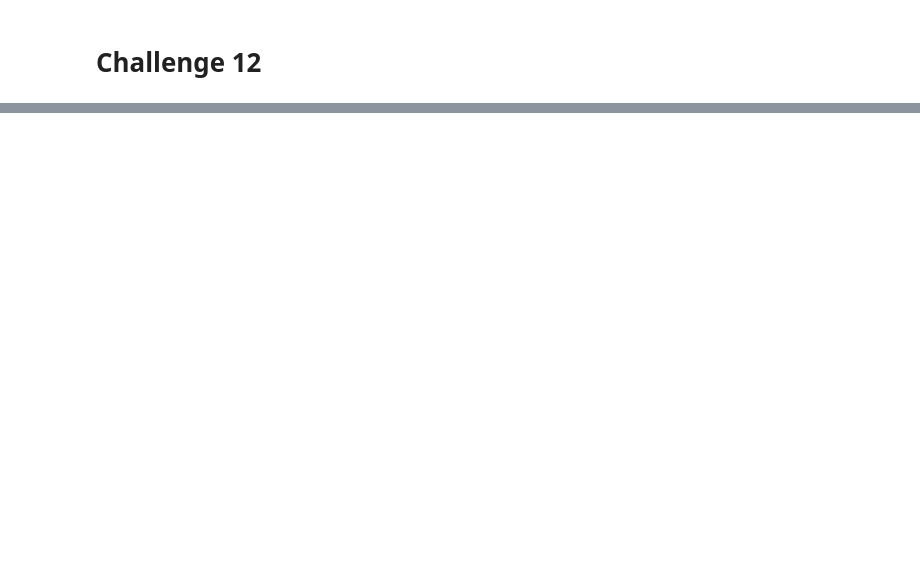
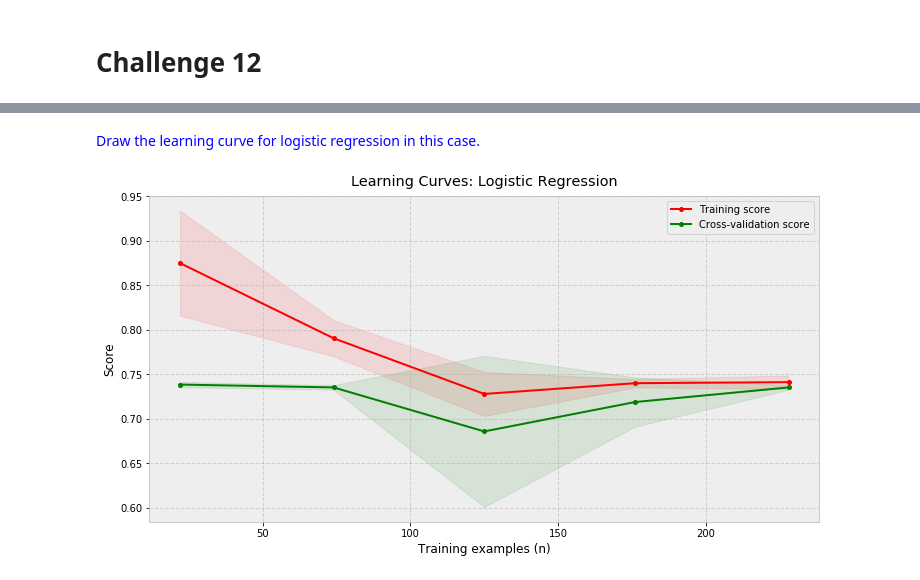
Before and after one commit to cliuless/ds_again, a Jupyter notebook: student_submissions/challenges/07_classification/solomon_brad/challenge_set_7_solomon.ipynb, the cells around one changed output, grey strips where cells are left out. Saved outputs shown, nothing was run; the diff lists cells and outputs as text; code cells hidden in the pictures; blank space fills up the shorter version.

```diff
--- a/student_submissions/challenges/07_classification/solomon_brad/challenge_set_7_solomon.ipynb
+++ b/student_submissions/challenges/07_classification/solomon_brad/challenge_set_7_solomon.ipynb
@@ -437,0 +677,6 @@ df.head(3)
+# %%
+url = 'https://archive.ics.uci.edu/ml/machine-learning-databases/haberman/haberman.data'
+names = ['age', 'year_of_op', 'num_nodes', 'status']
+df = pd.read_csv(url, header=None, names=names, dtype=np.uint8)
+df['status'] = df['status'].map({2: 0, 1: 1})  # More intuitive labelling
+df.head(3)
@@ -437,0 +751,12 @@ df.head(3)
+# %%
+y = df.pop('status')
+# %%
+param_grid = {'clf__C': np.logspace(-3, 2, 6)}
+pipe = Pipeline([('scaler', MinMaxScaler()),
+                 ('clf', LogisticRegression())])
+
+grid = GridSearchCV(pipe, param_grid, return_train_score=True)
+
+X_train, X_test, y_train, y_test = train_test_split(
+    df, y, test_size=TEST_SIZE, random_state=RANDOM_STATE, )
+grid.fit(X_train, y_train);
@@ -437,0 +812,10 @@ df.head(3)
+# %% [markdown]
+<font color="blue">
+Draw the learning curve for logistic regression in this case.
+</font>
+# %%
+title = "Learning Curves: Logistic Regression"
+plot_learning_curve(estimator=pipe, title=title, X=df, y=y, cv=4)
+plt.show()
+# %% [output]
+[figure, added]
```
Also changed, not shown: parts of 58 cells of this notebook, 1 other file.
